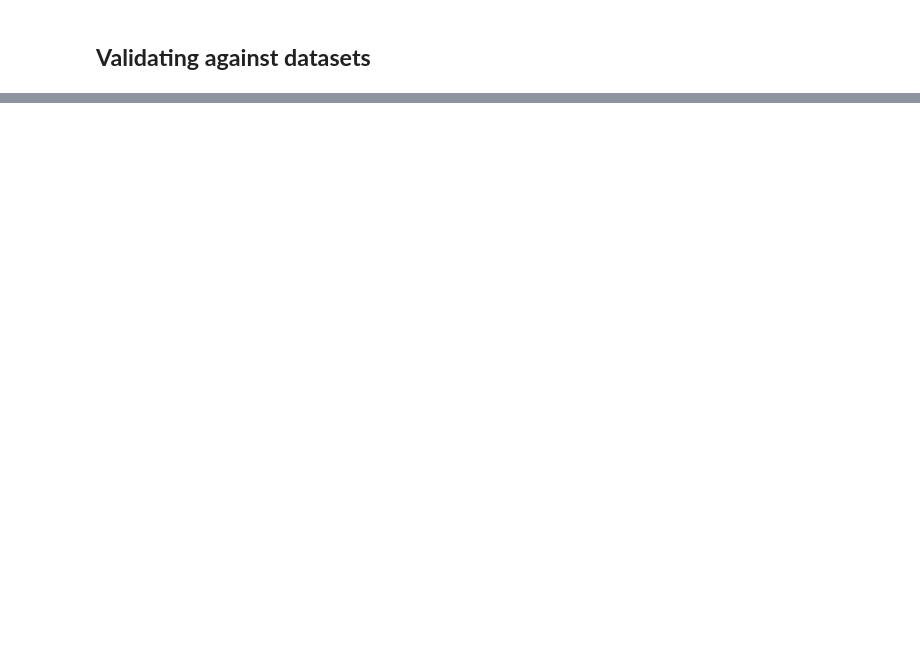
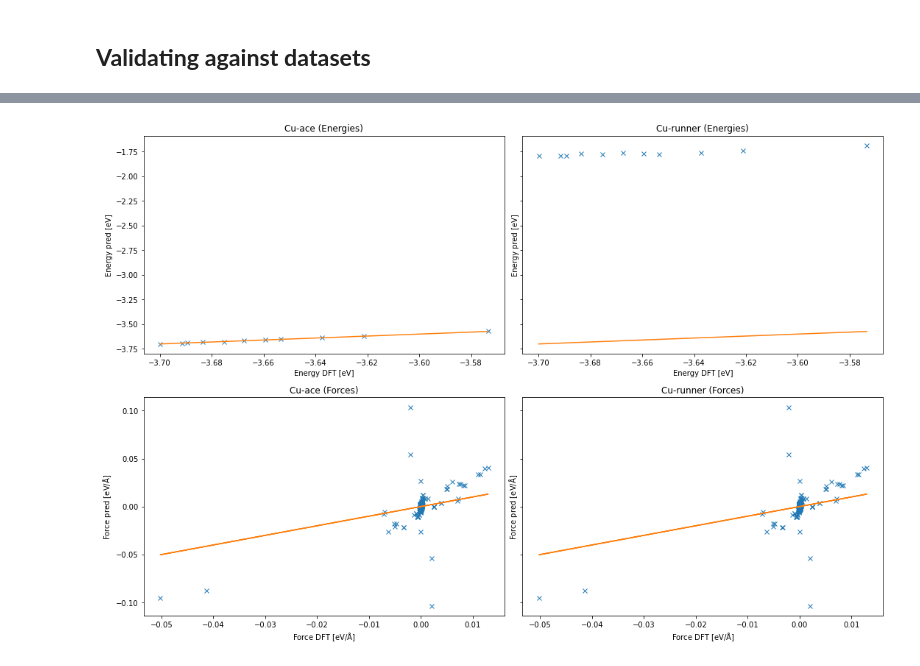
Before and after one commit to pyiron-workshop/potentials-workshop-2021, a Jupyter notebook: day_3/ex_01_validation.ipynb, the cells around one changed output, grey strips where cells are left out. Saved outputs shown, nothing was run; the diff lists cells and outputs as text; code cells hidden in the pictures; blank space fills up the shorter version.

```diff
--- a/day_3/ex_01_validation.ipynb
+++ b/day_3/ex_01_validation.ipynb
@@ -348,0 +380,4 @@ if len(pr_import.job_table()) == 0:
+# %%
+data_pr = Project("../datasets/imported_datasets")
+
+data_pr.job_table()
@@ -349,5 +389,5 @@ if len(pr_import.job_table()) == 0:
 # %%
-container = pr_import['Cu_database/df1_A1_A2_A3_EV_elast_phon']
+container = data_pr.load("df1_A1_A2_A3_EV_elast_phon")
 # %%
 training_dataset = container.to_pandas()
 # %%
@@ -357,8 +409,5 @@ from pyiron import ase_to_pyiron
 # %%
-structure_list =  training_dataset.atoms.apply(ase_to_pyiron).to_list()
-energy_list =  training_dataset.energy.to_list()
-force_list =  training_dataset.forces.to_list()
-num_atoms_list =  training_dataset.number_of_atoms.to_list()
+structure_list, energy_list, force_list, num_atoms_list =  container.to_list()
 
 energy_per_atom_list = np.array(energy_list) / np.array(num_atoms_list)
 # %%
@@ -394,43 +461,28 @@ for pot in potential_list:
 # %%
-fig, ax_list = plt.subplots(ncols=len(potential_list), nrows=4, sharey="row", sharex="row")
-fig.set_figwidth(20)
+fig, ax_list = plt.subplots(ncols=len(potential_list), nrows=2, sharey="row", sharex="row")
+fig.set_figwidth(18)
 fig.set_figheight(12)
 
 for i, (pot, energy_pred) in enumerate(energy_pred_dict.items()):
 
     ax = ax_list[0][i]
     ax.plot(energy_per_atom_list[::stride], energy_pred, "x")
     ax.plot(energy_per_atom_list[::stride], energy_per_atom_list[::stride])
     ax.set_title(pot + " (Energies)")
     ax.set_xlabel("Energy DFT [eV]")
     ax.set_ylabel("Energy pred [eV]")
 
     ax = ax_list[1][i]
-    force_x_orig = np.hstack([f[:, 0] for f in force_list[::stride]])
-    force_x_pred = np.hstack([f[:, 0] for f in force_pred_list])
-    ax.plot(force_x_orig, force_x_pred, "x")
-    ax.plot(force_x_orig, force_x_orig)
+    force_orig = np.hstack([f.flatten() for f in force_list[::stride]])
+    force_pred = np.hstack([f.flatten() for f in force_pred_list])
+
+    ax.plot(force_orig, force_pred, "x")
+    ax.plot(force_orig, force_orig)
     ax.set_xlabel("Force DFT [eV/$\mathrm{\AA}$]")
     ax.set_ylabel("Force pred [eV/$\mathrm{\AA}$]")
-    ax.set_title(pot + " (Force-x)")
+    ax.set_title(pot + " (Forces)")
 
-    ax = ax_list[2][i]
-    force_y_orig = np.hstack([f[:, 1] for f in force_list[::stride]])
-    force_y_pred = np.hstack([f[:, 1] for f in force_pred_list])
-    ax.plot(force_y_orig, force_y_pred, "x")
-    ax.plot(force_y_orig, force_y_orig)
-    ax.set_xlabel("Force DFT [eV/$\mathrm{\AA}$]")
-    ax.set_ylabel("Force pred [eV/$\mathrm{\AA}$]")
-    ax.set_title(pot + " (Force-y)")
-
-    ax = ax_list[3][i]
-    force_z_orig = np.hstack([f[:, 2] for f in force_list[::stride]])
-    force_z_pred = np.hstack([f[:, 2] for f in force_pred_list])
-    ax.plot(force_z_orig, force_z_pred, "x")
-    ax.plot(force_z_orig, force_z_orig)
-    ax.set_xlabel("Force DFT [eV/$\mathrm{\AA}$]")
-    ax.set_ylabel("Force pred [eV/$\mathrm{\AA}$]")
-    ax.set_title(pot + " (Force-z)")
-
-fig.subplots_adjust(wspace=0.05, hspace=0.6)
+fig.subplots_adjust(wspace=0.05, hspace=0.2)
 # ax.set_ylim(x_lim)
+# %% [output]
+[figure, added]
```
Also changed, not shown: parts of 26 cells of this notebook.
